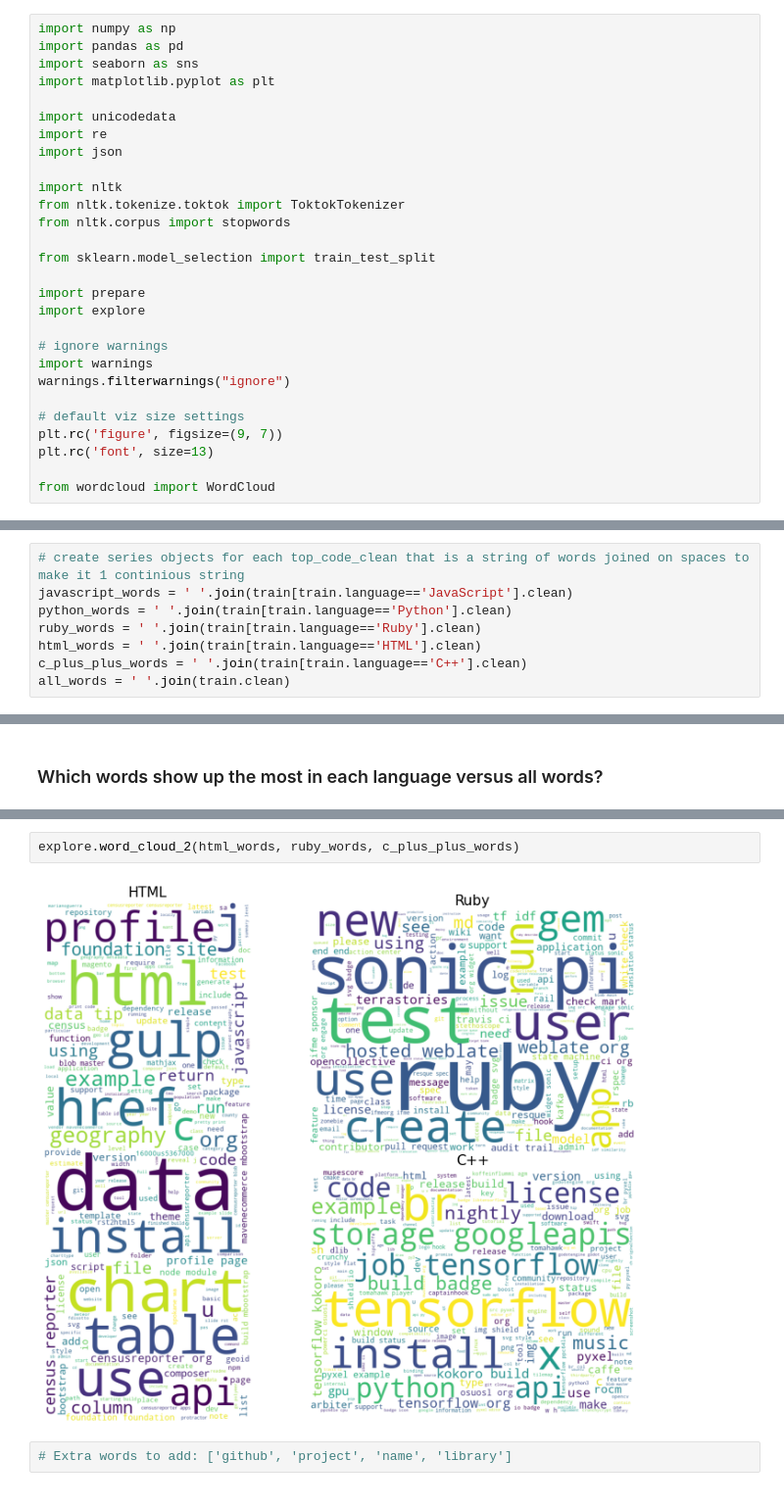
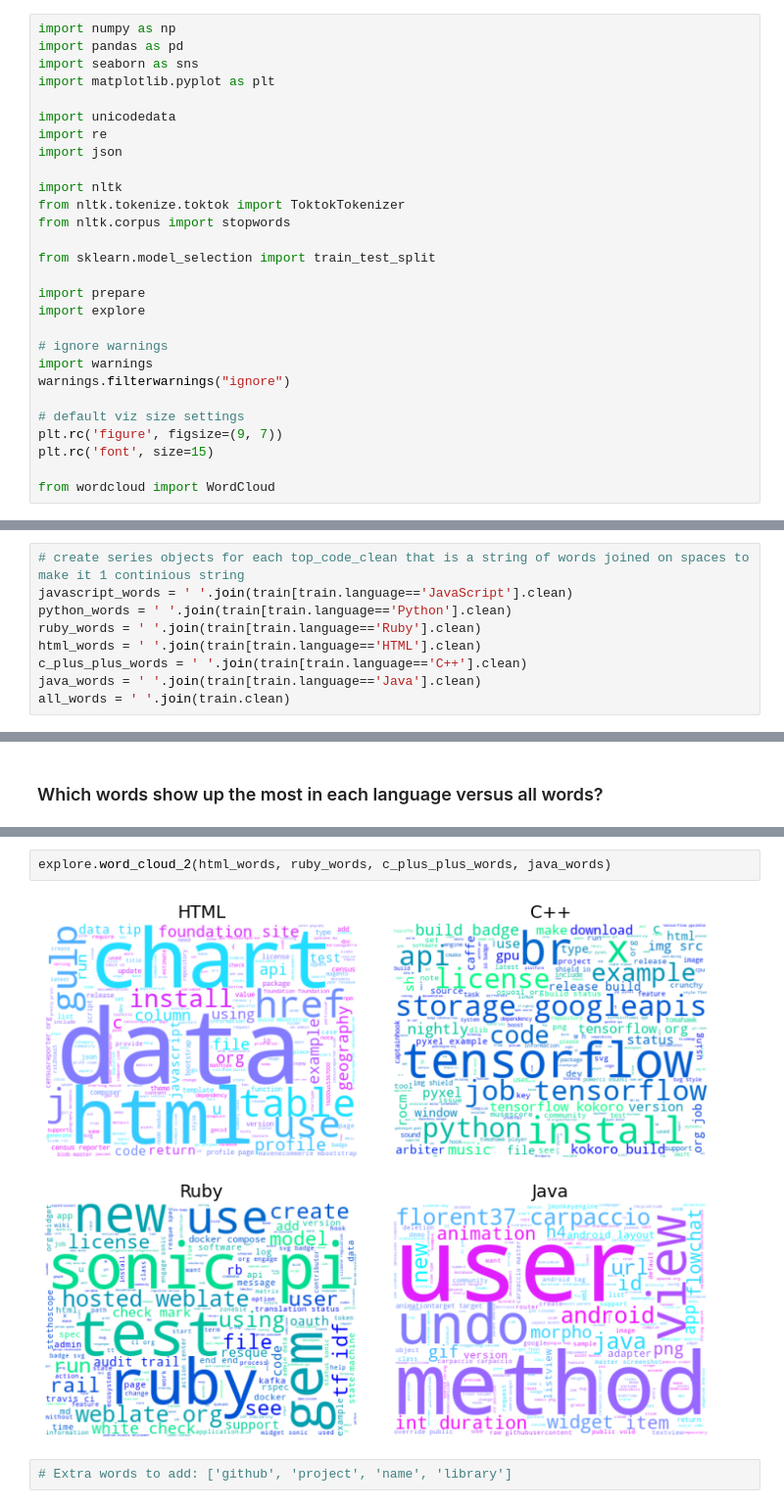
Before and after one commit to NLP-404-Not-Found/nlp-project, a Jupyter notebook: kwames_sketchbook.ipynb, the cells around one changed output, grey strips where cells are left out. Shown at 98% size. Cells and saved outputs as stored; diff of their text form.

Commit message:
finetune word clouds

```diff
--- a/kwames_sketchbook.ipynb
+++ b/kwames_sketchbook.ipynb
@@ -27,7 +27,7 @@ warnings.filterwarnings("ignore")
 
 # default viz size settings
 plt.rc('figure', figsize=(9, 7))
-plt.rc('font', size=13)
+plt.rc('font', size=15)
 
 from wordcloud import WordCloud
 # %%
@@ -182,6 +182,7 @@ python_words = ' '.join(train[train.language=='Python'].clean)
 ruby_words = ' '.join(train[train.language=='Ruby'].clean)
 html_words = ' '.join(train[train.language=='HTML'].clean)
 c_plus_plus_words = ' '.join(train[train.language=='C++'].clean)
+java_words = ' '.join(train[train.language=='Java'].clean)
 all_words = ' '.join(train.clean)
 # %% [markdown]
 ## Explore
@@ -337,7 +341,7 @@ explore.word_cloud_1(all_words, javascript_words, python_words)
 # %%
-explore.word_cloud_2(html_words, ruby_words, c_plus_plus_words)
+explore.word_cloud_2(html_words, ruby_words, c_plus_plus_words, java_words)
 # %% [output]
-[figure, old version]
+[figure, new version]
 # %%
 # Extra words to add: ['github', 'project', 'name', 'library']
 # %% [markdown]
```
Also changed, not shown: parts of 20 cells of this notebook, 1 other file.
